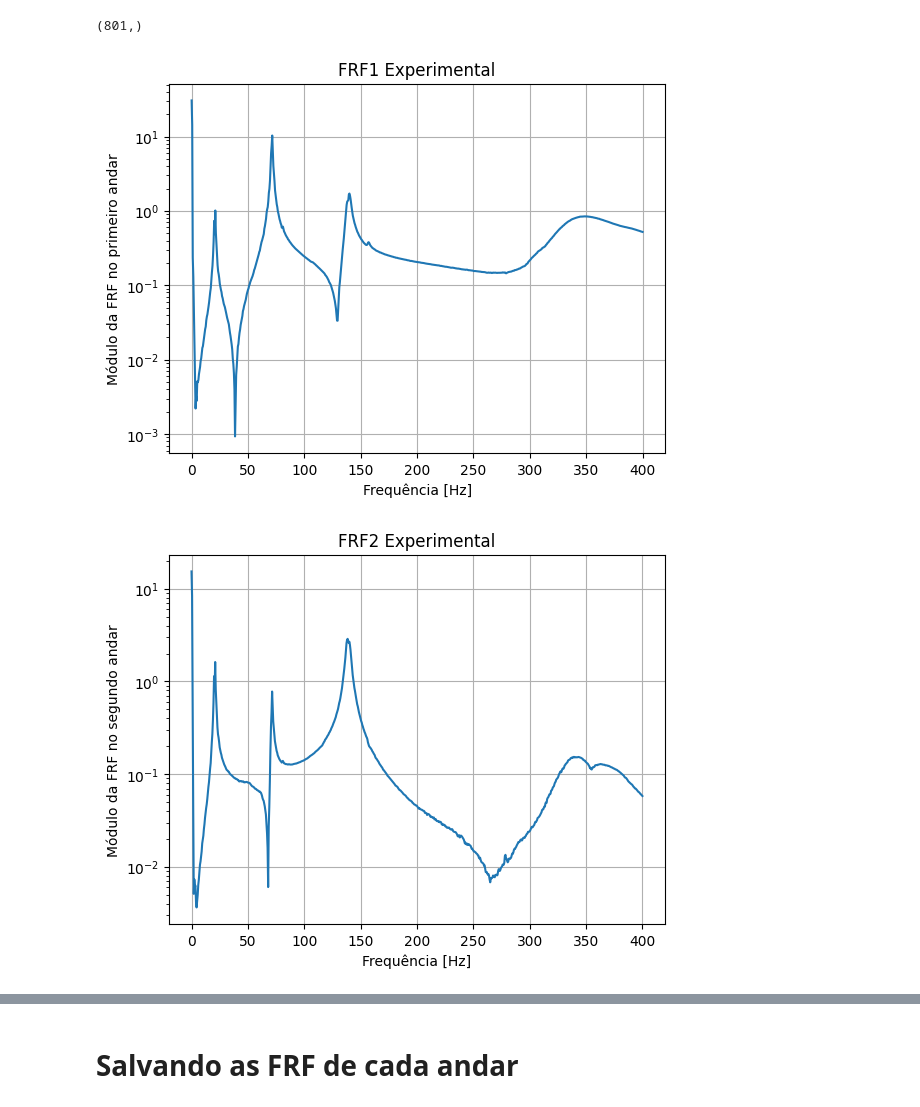
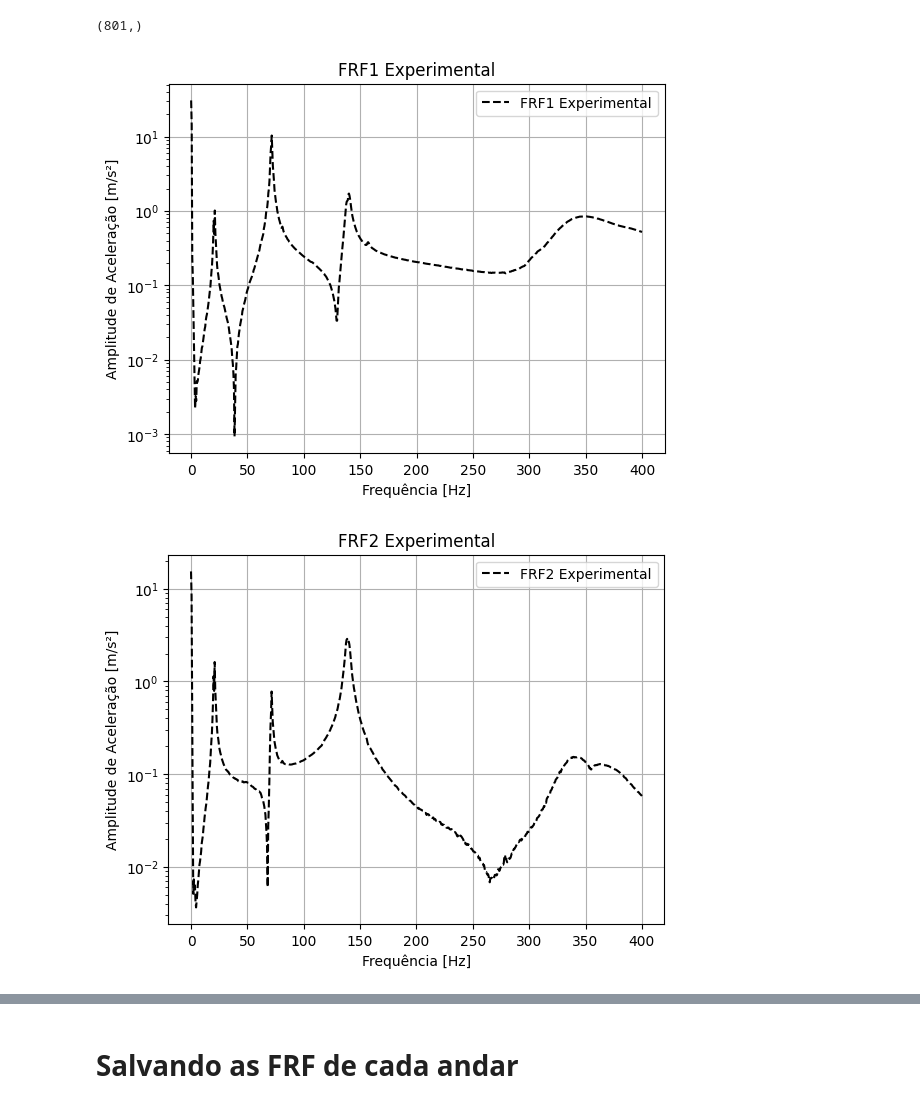
Before and after one commit to Daniel-Sottovia/Grupo-6, a Jupyter notebook: notebook.ipynb, the cells around one changed output, grey strips where cells are left out. Cells and saved outputs as stored; diff of their text form; code cells hidden in the pictures.

Commit message:
Acertamos o código
Gerada as imagens pós ajuste, usamos o qsi médio e refazendo os plots das experimentais.

```diff
--- a/notebook.ipynb
+++ b/notebook.ipynb
@@ -45,30 +45,32 @@ print(frf_2_andar.shape)
 # Plotar gráfico da FRF do primeiro andar
 frf_1_andar = np.abs(df['Signal 2 (Imag.)']) + np.abs(df['Signal 2 (Real)']) # Obtém-se o módulo da FRF
 
-plt.plot(freq, frf_1_andar)
+plt.plot(freq, frf_1_andar, 'black', label='FRF1 Experimental', ls='--')
 plt.xlabel('Frequência [Hz]')
-plt.ylabel('Módulo da FRF no primeiro andar')
+plt.ylabel('Amplitude de Aceleração [m/s²]')
 plt.title('FRF1 Experimental')
 plt.grid()
+plt.legend()
 plt.yscale('log')
-# plt.savefig("D:\\UFSC\\Vibes\\Cordioli\\Trabalho\\Grupo 6\\FRF1_andar.png")
+plt.savefig("D:\\UFSC\\Vibes\\Cordioli\\Trabalho\\Grupo 6\\FRF1_andar.png")
 plt.show()
 # %% [output]
-[figure, old version]
+[figure, new version]
 # %%
 # Plotar gráfico da FRF do segundo andar
 frf_2_andar = np.abs(df['Signal 3 (Imag.)']) + np.abs(df['Signal 3 (Real)']) # Obtém-se o módulo da FRF
 
-plt.plot(freq, frf_2_andar)
+plt.plot(freq, frf_2_andar, 'black', label='FRF2 Experimental', ls='--')
 plt.xlabel('Frequência [Hz]')
-plt.ylabel('Módulo da FRF no segundo andar')
+plt.ylabel('Amplitude de Aceleração [m/s²]')
 plt.title('FRF2 Experimental')
 plt.grid()
+plt.legend()
 plt.yscale('log')
-# plt.savefig("D:\\UFSC\\Vibes\\Cordioli\\Trabalho\\Grupo 6\\FRF2_andar.png")
+plt.savefig("D:\\UFSC\\Vibes\\Cordioli\\Trabalho\\Grupo 6\\FRF2_andar.png")
 plt.show()
 # %% [output]
-[figure, old version]
+[figure, new version]
 # %%
 # Plotar gráfico da FRF do terceiro andar
 frf_3_andar = np.abs(df['Signal 4 (Imag.)']) + np.abs(df['Signal 4 (Real)']) # Obtém-se o módulo da FRF
```
Also changed, not shown: parts of 14 cells of this notebook, 6 other files.
